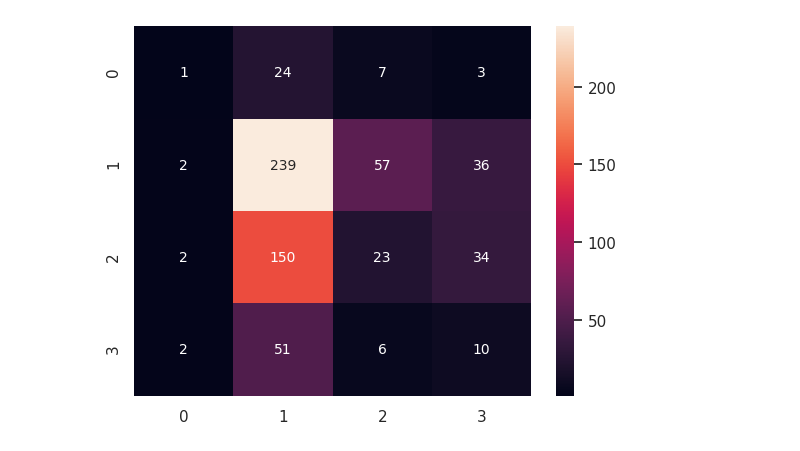
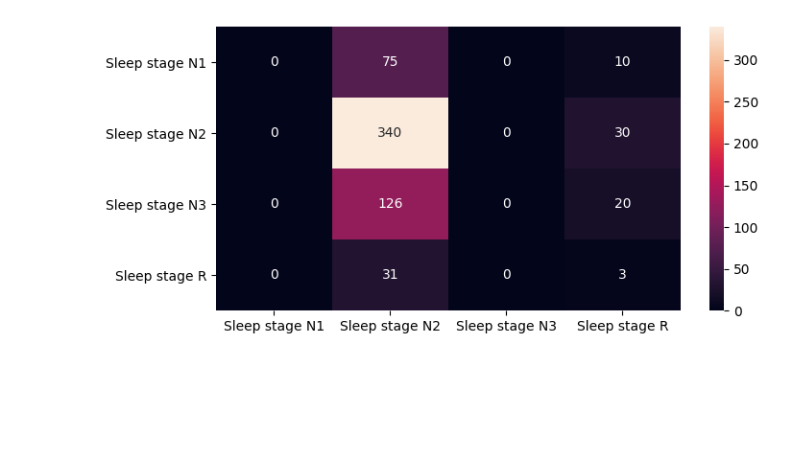
Before and after one commit to Jorgvt/SSD_IA3, a Jupyter notebook: MainPaco.ipynb, the cells around one changed output. Saved outputs shown, nothing was run; the diff lists cells and outputs as text; code cells hidden in the pictures; blank space fills up the shorter version.

```diff
--- a/MainPaco.ipynb
+++ b/MainPaco.ipynb
@@ -78,0 +48,3 @@ model = TinySleepNet.TinySleepNet(sampling_rate, len(channels), output_classes)
+# %%
+for x, y in test_dataset_generator:
+    print(y)
@@ -79,6 +74,5 @@ model = TinySleepNet.TinySleepNet(sampling_rate, len(channels), output_classes)
 # %%
-# model.compile(loss="binary_crossentropy", optimizer='adam', metrics=['accuracy']) =>
 model.compile(loss="sparse_categorical_crossentropy", optimizer='adam', metrics=['accuracy'])
-history = model.fit(train_dataset_generator, epochs=50, validation_data=val_dataset_generator, callbacks=[WandbCallback()])
+history = model.fit(train_dataset_generator, epochs=50, validation_data=val_dataset_generator) # , callbacks=[WandbCallback()])
 model.summary()
 # %% [output]
@@ -107,16 +101,18 @@ plot_history(history)
-# %%
-# test, pero sin cargarlo en memo => adapta il plot della cm
-y_ = model.predict(test_dataset_generator)
-
-# y_pred = np.array(y_.shape[0]*[1]) => binary
-# y_pred[np.where(y_<0.5)[0]] = 0 => binary
-y_pred = np.argmax(y_, axis=-1)
-
-y_real = []
-for x, y in test_dataset:
-    y_real.append(y)
-y_real = np.array(y_real)
+# %%
+# test confusion => anche se inefficientemente cargo en memo e riconversione in array => ?
+
+y_real = []
+y_pred = []
+
+for x, y in test_dataset_generator:
+    y_real.extend(y.numpy())
+    y_pred_batch = model.predict(x)
+    y_pred_batch = np.argmax(y_pred_batch, axis=-1)
+    y_pred.extend(y_pred_batch)
+
+y_real = np.array(y_real)
+y_pred = np.array(y_pred)
 # %%
-plot_cm(y_real, y_pred)
+plot_cm(y_real, y_pred, train_dataset.id_to_class_dict.values())
 # %% [output]
-[figure, old version]
+[figure, new version]
```
Also changed, not shown: parts of 13 cells of this notebook, 2 other files.
